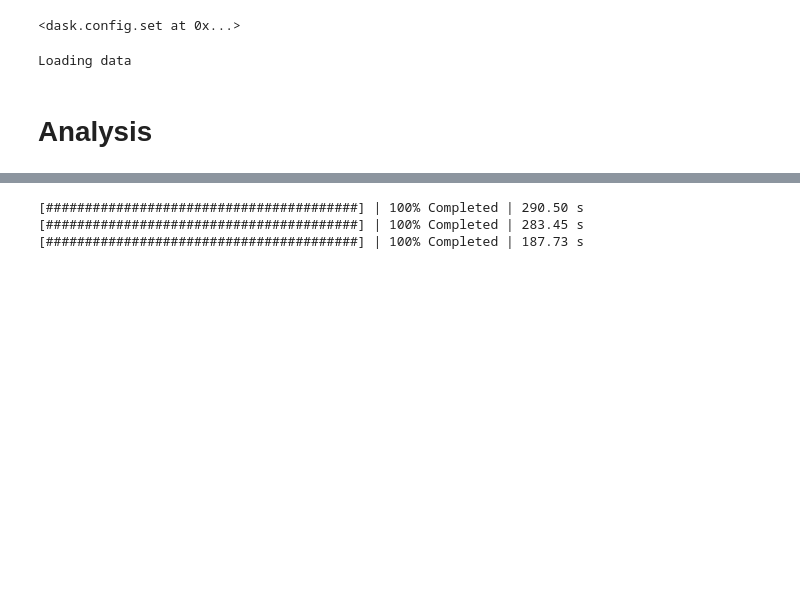
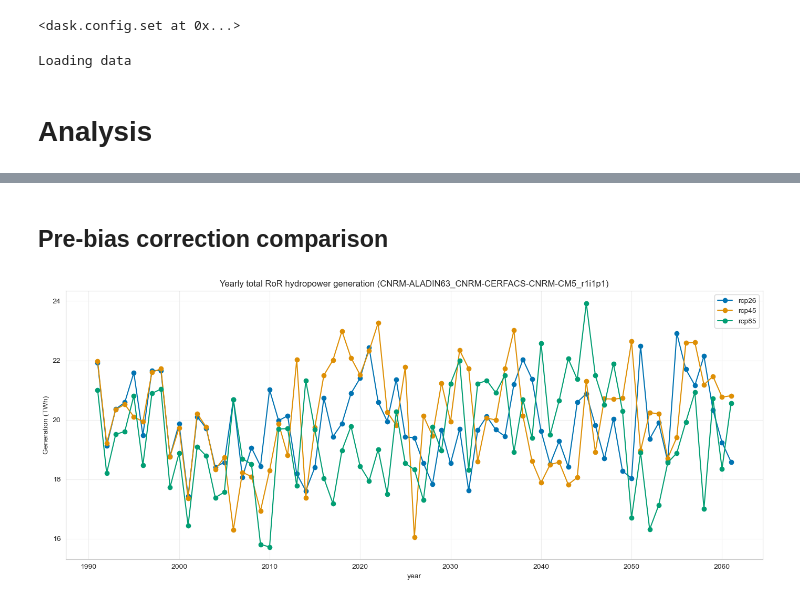
Before and after one commit to yasserhaddad/Clim2RoR-CH, a Jupyter notebook: notebooks/projections/hydropower_analysis.ipynb, the cells around one changed output, grey strips where cells are left out. Saved outputs shown, nothing was run; the diff lists cells and outputs as text; code cells hidden in the pictures; blank space fills up the shorter version.

Commit message:
Finalise processing, add analysis

```diff
--- a/notebooks/projections/hydropower_analysis.ipynb
+++ b/notebooks/projections/hydropower_analysis.ipynb
@@ -25,3 +26,6 @@ import matplotlib.pyplot as plt
+# %%
+# use seaborn colorblind palette
+sns.set_palette("colorblind")
 # %% [markdown]
 # Load
 # %%
@@ -459,12 +126,12 @@ plt.show()
-# %%
-output_dir = Path("/net/exo/landclim_nobackup/FTP/yhaddad/")
-for scen in ds_gen_dict.keys():
-    print(f"Saving corrected dataset for scenario: {scen}")
-    output_path = output_dir / "hydropower_ch" / f"ds_hydropower_ror_{processing.climate_model_chain}_{scen}.nc"
-    if not output_path.exists():
-        with ProgressBar(dt=1):
-            (ds_gen_dict[scen] * bias_correction_factors[scen]).sel(time=slice("2018", "2052")).to_netcdf(output_path, mode="w")
-# %% [output]
-[########################################] | 100% Completed | 290.50 s
-[########################################] | 100% Completed | 283.45 s
-[########################################] | 100% Completed | 187.73 s
+# %%
+def compute_yearly_sum_from_dataset(ds, value_name="gen_yearly"):
+    """Compute yearly totals from a hydropower xarray.Dataset `ds` with data var `gen`.
+    Returns (yearly_da, df) where:
+      - yearly_da: xarray.DataArray of yearly totals (time dimension)
+      - df: pandas.DataFrame with columns ['time', value_name, 'year']
+    """
+    yearly_gen = ds.gen.resample(time="YE").sum(dim="time").sum(dim="hydropower")
+    yearly_da = yearly_gen
+    df = yearly_da.to_dataframe(name=value_name).reset_index()
+    df["year"] = df["time"].dt.year
+    return yearly_da, df
@@ -470,0 +244,34 @@ for scen in ds_gen_dict.keys():
+# %% [markdown]
+## Pre-bias correction comparison
+# %%
+yearly_da_rcp26, df26 = compute_yearly_sum_from_dataset(
+    ds_gen_rcp26, "gen_yearly"
+)
+yearly_da_rcp45, df45 = compute_yearly_sum_from_dataset(
+    ds_gen_rcp45, "gen_yearly"
+)
+yearly_da_rcp85, df85 = compute_yearly_sum_from_dataset(
+    ds_gen_rcp85, "gen_yearly"
+)
+
+# combine into one dataframe (aligned by year)
+df_combined = pd.merge(
+    df26[["year", "gen_yearly"]],
+    df45[["year", "gen_yearly"]],
+    on="year",
+    suffixes=("_rcp26", "_rcp45"),
+)
+df_combined = pd.merge(
+    df_combined,
+    df85[["year", "gen_yearly"]].rename({"gen_yearly": "gen_yearly_rcp85"}, axis=1),
+    on="year",
+)
+# %%
+# plot both series
+ax = df_combined.set_index("year").plot(figsize=(14, 6), marker="o", linestyle="-")
+ax.set_title(f"Yearly total RoR hydropower generation ({climate_model_chain})")
+ax.set_ylabel("Generation (TWh)")
+ax.legend(["rcp26", "rcp45", "rcp85"])
+plt.tight_layout()
+# %% [output]
+[figure, added]
```
Also changed, not shown: parts of 48 cells of this notebook, 5 other files.
